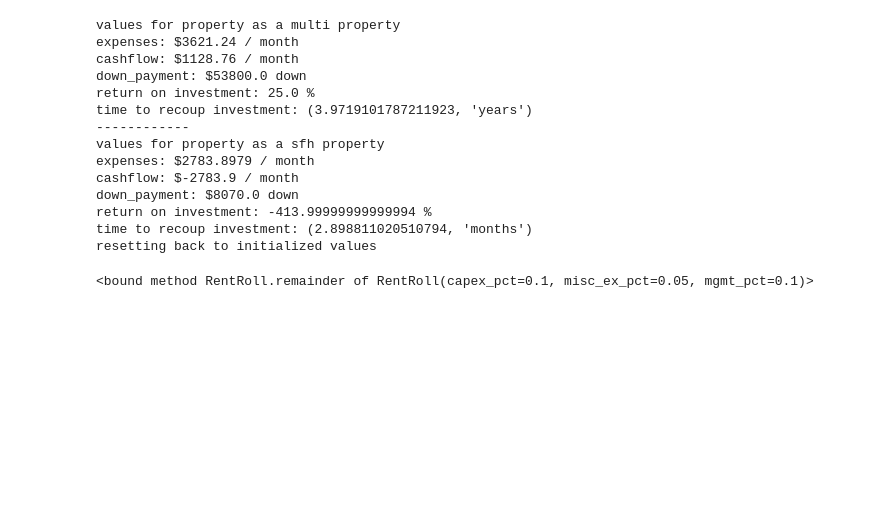
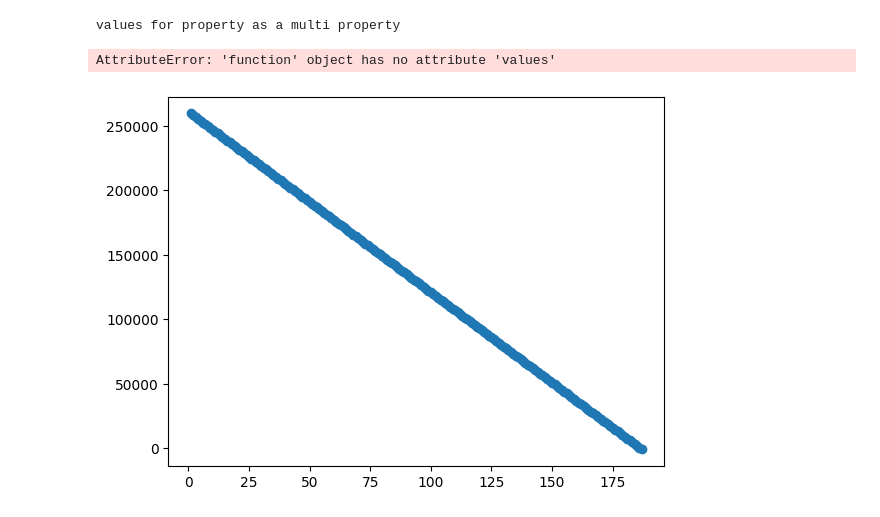
Before and after one commit to fosterlynch/ricknmorty, a Jupyter notebook: mortgage.ipynb, the cells around one changed output. Cells and saved outputs as stored; diff of their text form; code cells hidden in the pictures; blank space fills up the shorter version.

Commit message:
created real estate classes. updated notebook

```diff
--- a/mortgage.ipynb
+++ b/mortgage.ipynb
@@ -192,0 +14,16 @@ rental_income = 57000/12
+# %%
+list_price = 194750
+# grab from webpage
+taxes = 14000/12
+insurance= 100
+hoa_fees = 0
+rental_income = 850*4
+
+wv = webvalues(property_type="single",
+               list_price=list_price,
+               rental_income=rental_income,
+               insurance=insurance,
+               taxes=taxes,
+               hoa=hoa_fees)
+
+house = RealEstate(webvalues=wv)
@@ -192,0 +102,8 @@ rental_income = 57000/12
+# %%
+house.analyze()
+print(house.monthly_payment)
+print(house.loan.summarize)
+house._expenses
+# %% [output]
+values for property as a multi property
+AttributeError: 'function' object has no attribute 'values'
@@ -193,36 +126,19 @@ rental_income = 57000/12
 # %%
 # utils = utilValues(gas = 100)
 # print(utils.gas)
 # if i pass in utils, then i can modify the RealEstate class without changing the internal code
 # but if i dont, then my class will be populated with some defauly values
 
 # next steps
 # analyze as ...
 # exclusive airbnb (utilities paid by me)
 # pure single family live in
 # if its Multifamily, what are the numbers for
 
 
-wv = webvalues(insurance=insurance, taxes=taxes, hoa=hoa_fees)
+wv = webvalues(property_type="single", list_price=list_price, rental_income=rental_income, insurance=insurance, taxes=taxes, hoa=hoa_fees)
 
-house = RealEstate(property_type="sfh", rental_income=rental_income, webvalues=wv, list_price=list_price)
-house.analyze()
+house = RealEstate(webvalues=wv)
+house.vizualize_property_value()
 # %% [output]
-values for property as a multi property
-expenses: $3621.24 / month
-cashflow: $1128.76 / month
-down_payment: $53800.0 down
-return on investment: 25.0 %
-time to recoup investment: (3.9719101787211923, 'years')
-------------
-values for property as a sfh property
-expenses: $2783.8979 / month
-cashflow: $-2783.9 / month
-down_payment: $8070.0 down
-return on investment: -413.99999999999994 %
-time to recoup investment: (2.898811020510794, 'months')
-resetting back to initialized values
+[figure, added]
-# %%
-rent.remainder
-# %% [output]
-<bound method RentRoll.remainder of RentRoll(capex_pct=0.1, misc_ex_pct=0.05, mgmt_pct=0.1)>
```
Also changed, not shown: parts of 10 cells of this notebook, 3 other files.
